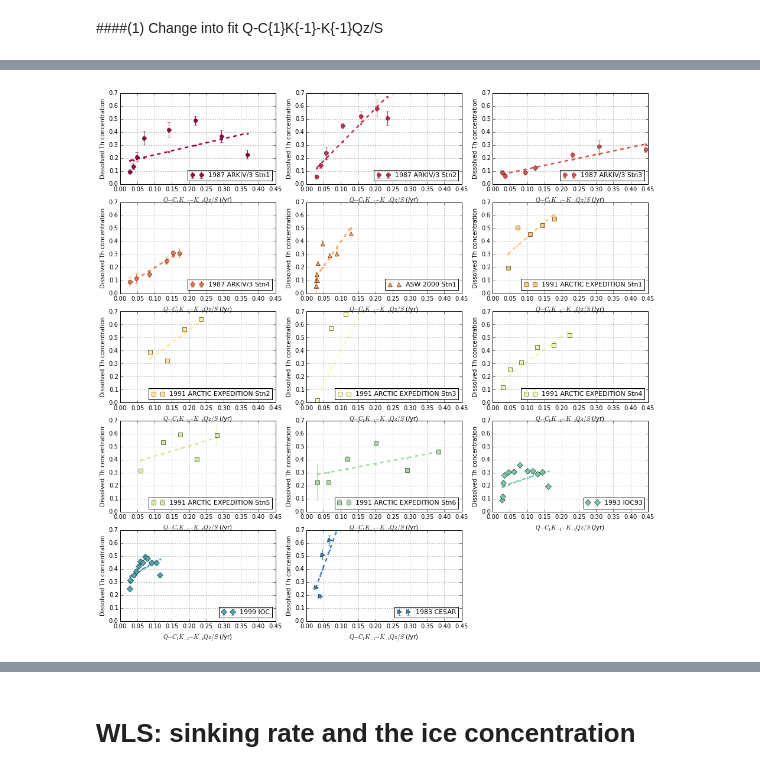
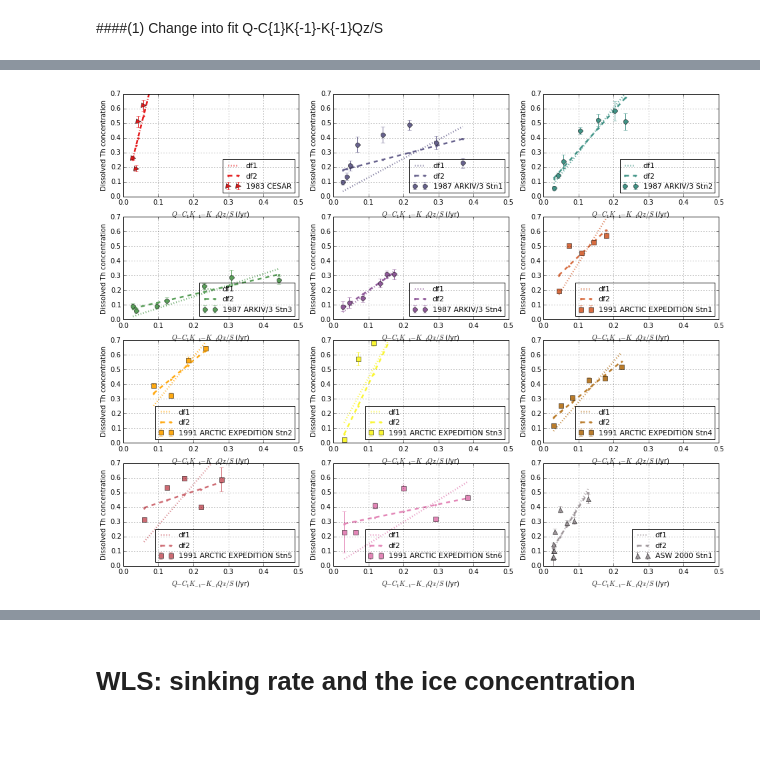
Before and after one commit to UBC-MOAD/analysis-cindy, a Jupyter notebook: notebooks/[parameterization]Version4_Th.ipynb, the cells around one changed output, grey strips where cells are left out. Drawn from its saved outputs; the diff is of its cells as text; code cells hidden in the pictures; blank space fills up the shorter version.

Commit message:
Update F-test

```diff
--- a/notebooks/[parameterization]Version4_Th.ipynb
+++ b/notebooks/[parameterization]Version4_Th.ipynb
@@ -30,6 +30,6 @@ found *.csv file:
 # %%
-file_num=14
-marker=['o','o','o','o','^','s','s','s','s','s','s','D','D','>']
+file_num=12
+marker=['>','o','o','o','o','s','s','s','s','s','s','^']
 
 WLS_err1=np.empty([file_num,1])
 WLS_coef1=np.empty([file_num,1])
@@ -130,9 +146,10 @@ sinking   :4.187428e+02,error:1.640850e+03
 #f_test
 p1 = 1
 p2 = 2
-n = file_num
-F = (sum(rss1) - sum(rss2))/(sum(rss2)) *(n*n-p2*n)/(p2*n-p1*n)
+n = 77
+F = (sum(rss1) - sum(rss2))/(sum(rss2)) *(n-p2*12)/(p2*10-p1*12)
 p = 1.0 - scist.cdf(F,p2-p1,n-p2)
+print ('df:(%s,%s)'%((p2-p1)*12,(n-p2*12)))
 print ('F ratio: %s'%F)
 print ('ftest:%s'%p)
 # %% [output]
@@ -156,45 +174,70 @@ for j in range(file_num):
     lon = data['long.'];
     lat = data['lat.'];
     err =data['Th_diss_err']
+    x=np.ma.masked_where(x<=0,x)
+    y=np.ma.masked_where(x<=0,y)
+    err=np.ma.masked_where(x<=0,err)
+    x=x.compressed()
+    y=y.compressed()
+    err=err.compressed()
     y2=np.empty(len(x))
-
     for k in range (len(x)):
         y2[k]=(0.0267-WLS_coef1[j,:]*1.6)+(0.0267*1.6/sinking_rate[j])*y[k]
+
+    #fit: model2
     y3 = sm.add_constant(y2,prepend=False)
-    mod_wls2 = sm.WLS(x,y3, weights=1./err)
-    res_wls2 = mod_wls2.fit()
+    res_wls2 = sm.WLS(x,y3, weights=1./err).fit()
+
     Kvalue[j]=1/res_wls2.params[0]
     WLS_coef2[j]=res_wls2.params[0]
     WLS_err2[j]=res_wls2.bse[0]
     err2=res_wls2.bse[0]/res_wls2.params[0]*Kvalue
 
-    ftest=sm.WLS(x, y, weights=1./err).fit()
+    #fit: model1
+    ftest=sm.WLS(x, y2, weights=1./err).fit()
+
+    #calculate weighted resid. sum
+    resid1=ftest.resid**2/err**2
+    model1=np.sum(resid1)
+
+    resid2=res_wls2.resid**2/err**2
+    model2=np.sum(resid2)
+
+    #prepare data to recalculate the whole profile later
+    rss1[j]=model1
+    rss2[j]=model2
+
+    #f_test
     p1 = 1
     p2 = 2
-    n = file_num
-    F = (ftest.mse_resid - res_wls2.mse_resid)/(res_wls2.mse_resid) *(n-p2)/(p2-p1)
+    n = len(x)
+    F = (model1 - model2)/model2*(n-p2)/(p2-p1)
     p = 1.0 - scist.cdf(F,p2-p1,n-p2)
 
+    #print related data
     print ('')
     print (name)
+    print ('F ratio: %s'%F)
+    print ('df:(%s,%s)'%(p2-p1,n-p2))
     print ('ftest:%s'%p)
-    print ('slope:%e,error:%e'%(res_wls2.params[0],res_wls2.bse[0]))
-    print ('C1   :%e,error:%e'%(res_wls2.params[1],res_wls2.bse[1]))
+    if j==2 or j==11:
+        print ('df1 weighted resid. sum:%s'%model1)
+        print ('df2 weighted resid. sum:%s'%model2)
+        print ('df1:%s'%resid1)
+        print ('df2:%s'%resid2)
+    #print ('K   :%e,error:%e'%(Kvalue[j,:],err2[j,:]))
 
+    #plot
     ax = plt.figure(1,figsize=(16,16))
     ax = plt.subplot(5,3,j+1)
-    cc=cm.Spectral(j*18)
-    ax.plot(y2, res_wls2.fittedvalues, '--.',c=cc,linewidth=2.5)
+    cc=cm.Set1(j*23)
+    ax.plot(y2, ftest.fittedvalues, ':',c=cc,linewidth=2.5,label='df1')
+    ax.plot(y2, res_wls2.fittedvalues, '--.',c=cc,linewidth=2.5,label='df2')
     ax.errorbar(y2,x,yerr=err, fmt=marker[j],markersize=7,c=cc,label=name)
     ax.legend(loc=4,fontsize=11)
-#    ax.plot(y2, res_wls2.fittedvalues, 'g--.')
-#    ax.scatter(y2,x,c=cm.Set1(j*50),label=name)
-#    ax.legend(loc=3,fontsize=11)
-    print(name,'k_th',1/res_wls2.params[0])
-    #print (name,'p_value',res_wls2.pvalues[0])#, 'C',res_wls2.params[1])
 
     ax.set_ylim([0, 0.7])
-    ax.set_xlim([0, 0.45])
+    ax.set_xlim([0, 0.5])
 #    if j+1==5: #or j+1==5 or j+1==9:
     plt.ylabel('Dissolved Th concentration')# (dpm/1000kg)')
 #    if j+1==10 or j+1==11: #or j+1==9:
@@ -228 +271 @@ C1   :6.038533e-02,error:8.917048e-02
-[figure, old version]
+[figure, new version]
```
Also changed, not shown: parts of 13 cells of this notebook.
